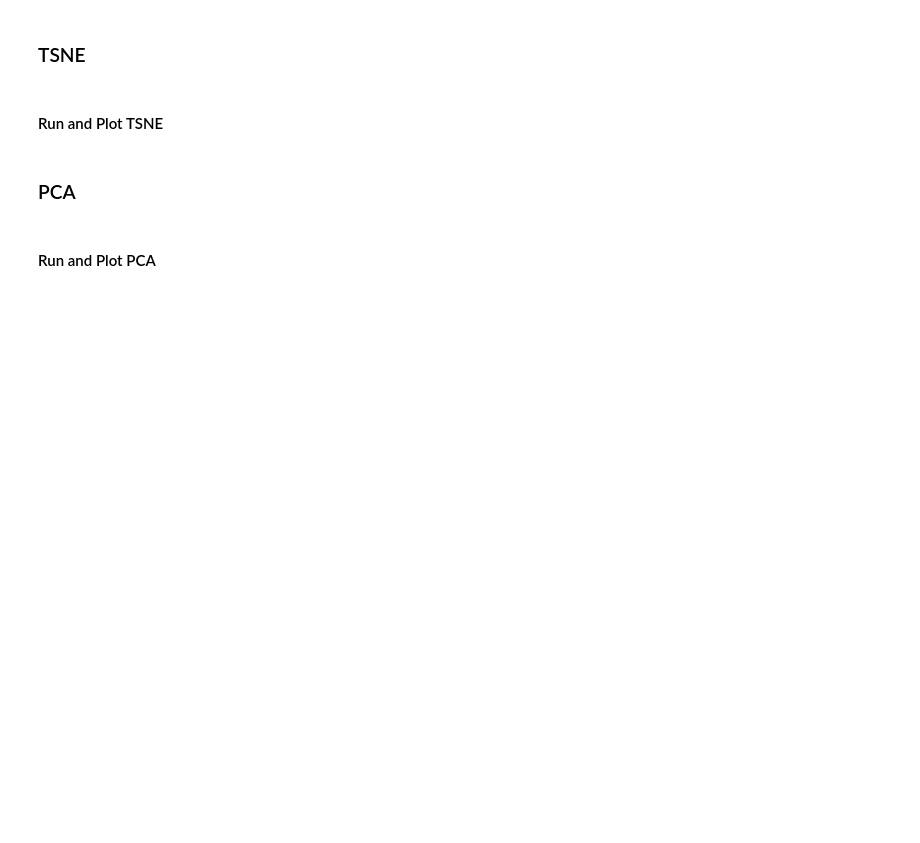
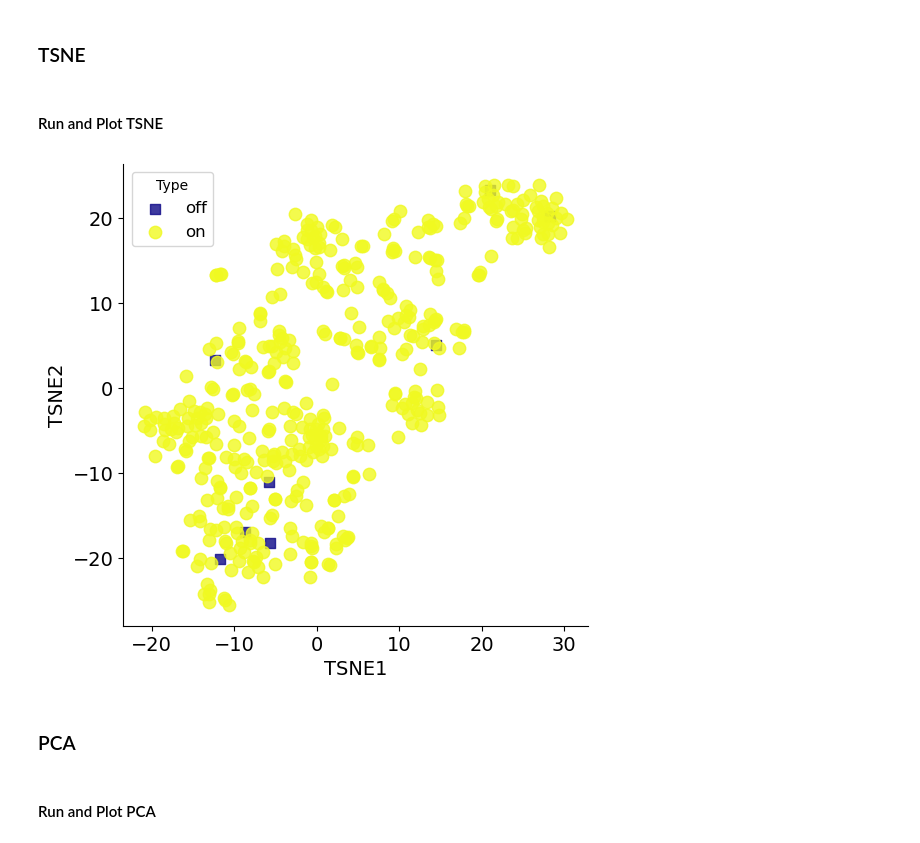
Before and after one commit to SigmanGroup/chemical_space_and_clustering, a Jupyter notebook: chemical_space_and_clustering.ipynb, the cells around one changed output. Drawn from its saved outputs; the diff is of its cells as text; code cells hidden in the pictures; blank space fills up the shorter version.

```diff
--- a/chemical_space_and_clustering.ipynb
+++ b/chemical_space_and_clustering.ipynb
@@ -160,31 +147,33 @@ learning_rate = 'auto' #range 10-1000
 max_iterations = 1000 #tsne default is 1000
 distance_metric = 'manhattan'
 random_state = 42 #for reproducibility
 
 #choose plot parameters - no subsets
 alpha = 0.7 #transparency of points
 color = '#7B1B79'
 marker = 'o' #point shape
 size = 100 #point size
 font_size = 14
 
 #choose plot parameters - subsets (leave as None if not plotting subsets or if you want to use default plot settings)
 alpha_value_mapping = None #dictionary {'type_1': 0.7, 'type_2': 0.5, ...}
 color_mapping = None #dictionary {'type_1': '#7B1B79', 'type_2': '#FFA07A', ...}
 marker_mapping = None #dictionary {'type_1': 'o', 'type_2': 's', ...}
 size_mapping = None #dictionary {'type_1': 100, 'type_2': 200, ...}
 plot_order = None # if you want to specify the order of plotting subsets for visualization purposes
 
 #if you want plot TSNE by a response variable - will override type_column if set to True
 heatmap = False
 palette = 'plasma' #choose a color palette from matplotlib
 
 #_______________________________________________________________________________
                         #shouldn't need to adjust below here
 #_______________________________________________________________________________
 
-tsne_df = cf.plot_tsne(features=feature_set, ID=ID, image=image, smiles=smiles, type_column=type_column, response_column=response_column, perplexity=perplexity, init='random',
+tsne_df = cf.plot_tsne(features=feature_set, ID=ID, image=None, smiles=smiles, type_column=type_column, response_column=response_column, perplexity=perplexity, init='random',
                        early_exaggeration=early_exaggeration,learning_rate=learning_rate, distance_metric=distance_metric, random_state=random_state,
                        alpha=alpha, color=color,marker=marker, size=size, export_excel=export_to_excel, save_plot=save_plot_as_png, font_size=font_size,
                       alpha_value_mapping=alpha_value_mapping, color_mapping=color_mapping, marker_mapping=marker_mapping,
                       size_mapping=size_mapping, plot_order=plot_order,  excel_filename=excel_file_name, plot_filename=plot_file_name, heatmap=heatmap, palette=palette)
+# %% [output]
+[figure, added]
```
Also changed, not shown: parts of 10 cells of this notebook, 1 other file.
